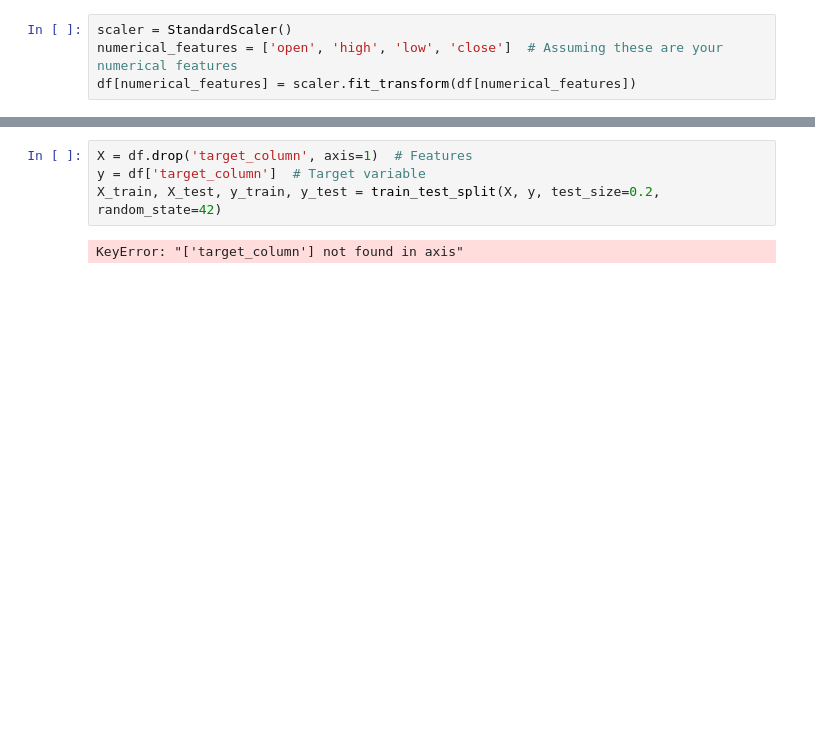
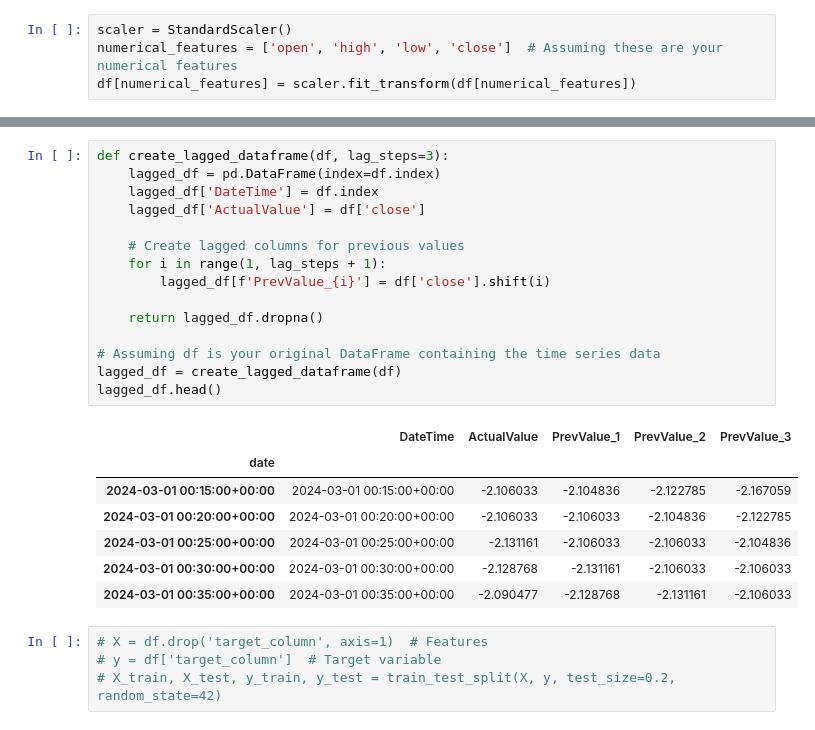
Before and after one commit to MasixoleBOYA/Capstone_Project, a Jupyter notebook: data_sources/Tiingo/tiingo_model.ipynb, the cells around one changed output, grey strips where cells are left out. Saved outputs shown, nothing was run; the diff lists cells and outputs as text; blank space fills up the shorter version.

```diff
--- a/data_sources/Tiingo/tiingo_model.ipynb
+++ b/data_sources/Tiingo/tiingo_model.ipynb
@@ -157,6 +195,27 @@ df[numerical_features] = scaler.fit_transform(df[numerical_features])
+# %%
+def create_lagged_dataframe(df, lag_steps=3):
+    lagged_df = pd.DataFrame(index=df.index)
+    lagged_df['DateTime'] = df.index
+    lagged_df['ActualValue'] = df['close']
+
+    # Create lagged columns for previous values
+    for i in range(1, lag_steps + 1):
+        lagged_df[f'PrevValue_{i}'] = df['close'].shift(i)
+
+    return lagged_df.dropna()
+
+# Assuming df is your original DataFrame containing the time series data
+lagged_df = create_lagged_dataframe(df)
+lagged_df.head()
+# %% [output]
+|  | DateTime | ActualValue | PrevValue_1 | PrevValue_2 | PrevValue_3 |
+| date |  |  |  |  |  |
+| 2024-03-01 00:15:00+00:00 | 2024-03-01 00:15:00+00:00 | -2.106033 | -2.104836 | -2.122785 | -2.167059 |
+| 2024-03-01 00:20:00+00:00 | 2024-03-01 00:20:00+00:00 | -2.106033 | -2.106033 | -2.104836 | -2.122785 |
+| 2024-03-01 00:25:00+00:00 | 2024-03-01 00:25:00+00:00 | -2.131161 | -2.106033 | -2.106033 | -2.104836 |
+| 2024-03-01 00:30:00+00:00 | 2024-03-01 00:30:00+00:00 | -2.128768 | -2.131161 | -2.106033 | -2.106033 |
+| 2024-03-01 00:35:00+00:00 | 2024-03-01 00:35:00+00:00 | -2.090477 | -2.128768 | -2.131161 | -2.106033 |
 # %%
-X = df.drop('target_column', axis=1)  # Features
-y = df['target_column']  # Target variable
-X_train, X_test, y_train, y_test = train_test_split(X, y, test_size=0.2, random_state=42)
+# X = df.drop('target_column', axis=1)  # Features
+# y = df['target_column']  # Target variable
+# X_train, X_test, y_train, y_test = train_test_split(X, y, test_size=0.2, random_state=42)
-# %% [output]
-KeyError: "['target_column'] not found in axis"
```
Also changed, not shown: parts of 13 cells of this notebook.
